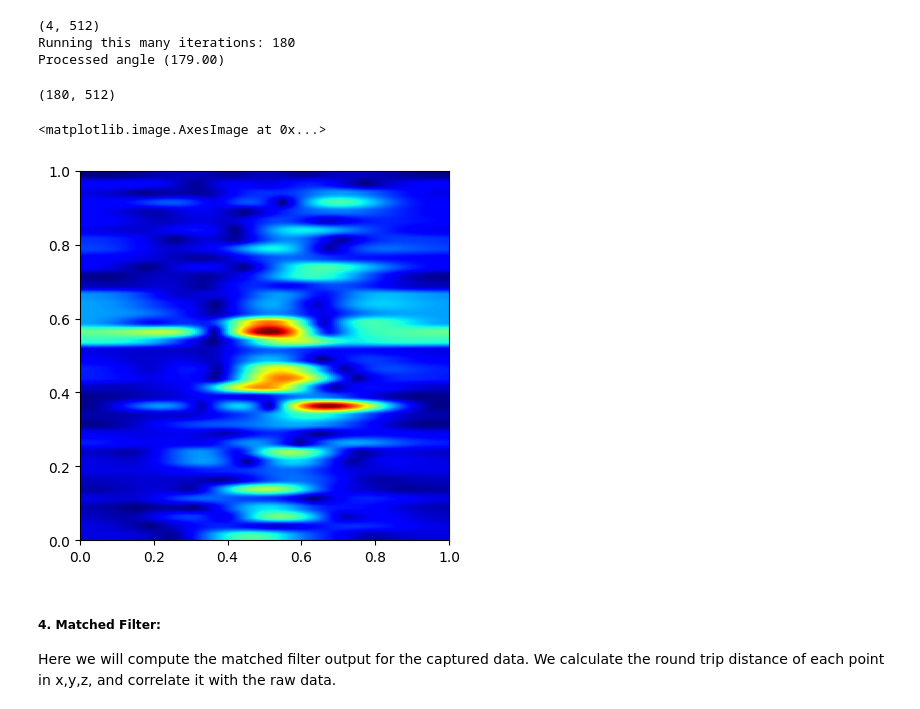
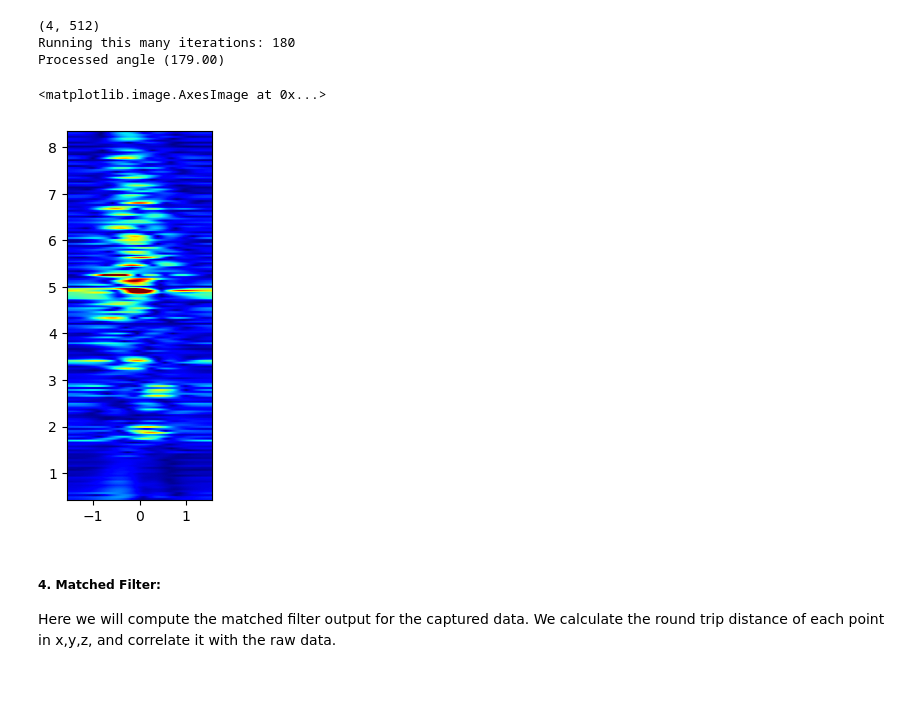
Before and after one commit to hailanzs/comm-proj-radar, a Jupyter notebook: exercise_1.ipynb, the cells around one changed output. Saved outputs shown, nothing was run; the diff lists cells and outputs as text; code cells hidden in the pictures; blank space fills up the shorter version.

```diff
--- a/exercise_1.ipynb
+++ b/exercise_1.ipynb
@@ -168,15 +167,16 @@ bf_output, theta = beamform_1d(beat_freq, theta_s,theta_e,theta_res, ant_pos)
 Running this many iterations: 180
 Processed angle (179.00)
 # %%
-print(bf_output.shape)
-to_plot = bf_output[:,:]
-to_plot = to_plot[:,100:140]
+plot_lim_y = [10,200]
+plot_lim_x = [0 - theta_s,179 - theta_s]
+to_plot = bf_output
+to_plot = to_plot[plot_lim_x[0]:plot_lim_x[1],plot_lim_y[0]:plot_lim_y[1]]
 to_plot = to_plot/np.max(np.reshape(to_plot,(1,-1)))
-plt.imshow(abs((to_plot).T), extent=[0,1,0,1],cmap = 'jet',  vmin=0, vmax=1) # this is giving the y axis in meters, and x axis in angles
+to_plot = to_plot[:,::-1]
+plt.imshow(abs((to_plot).T), extent=[theta[plot_lim_x[0]]-np.pi/2, theta[plot_lim_x[1]]-np.pi/2,plot_lim_y[0] * 0.041763,plot_lim_y[1] * 0.041763],cmap = 'jet',  vmin=0, vmax=1) # this is giving the y axis in meters, and x axis in angles
 # %% [output]
-(180, 512)
+<matplotlib.image.AxesImage at 0x...>
-<matplotlib.image.AxesImage at 0x...>
-[figure, old version]
+[figure, new version]
 # %% [markdown]
 <h5> 4. Matched Filter:</h5>
 Here we will compute the matched filter output for the captured data. We calculate the round trip distance of each point in x,y,z, and correlate it with the raw data.
```
Also changed, not shown: parts of 3 cells of this notebook, 2 other files.
